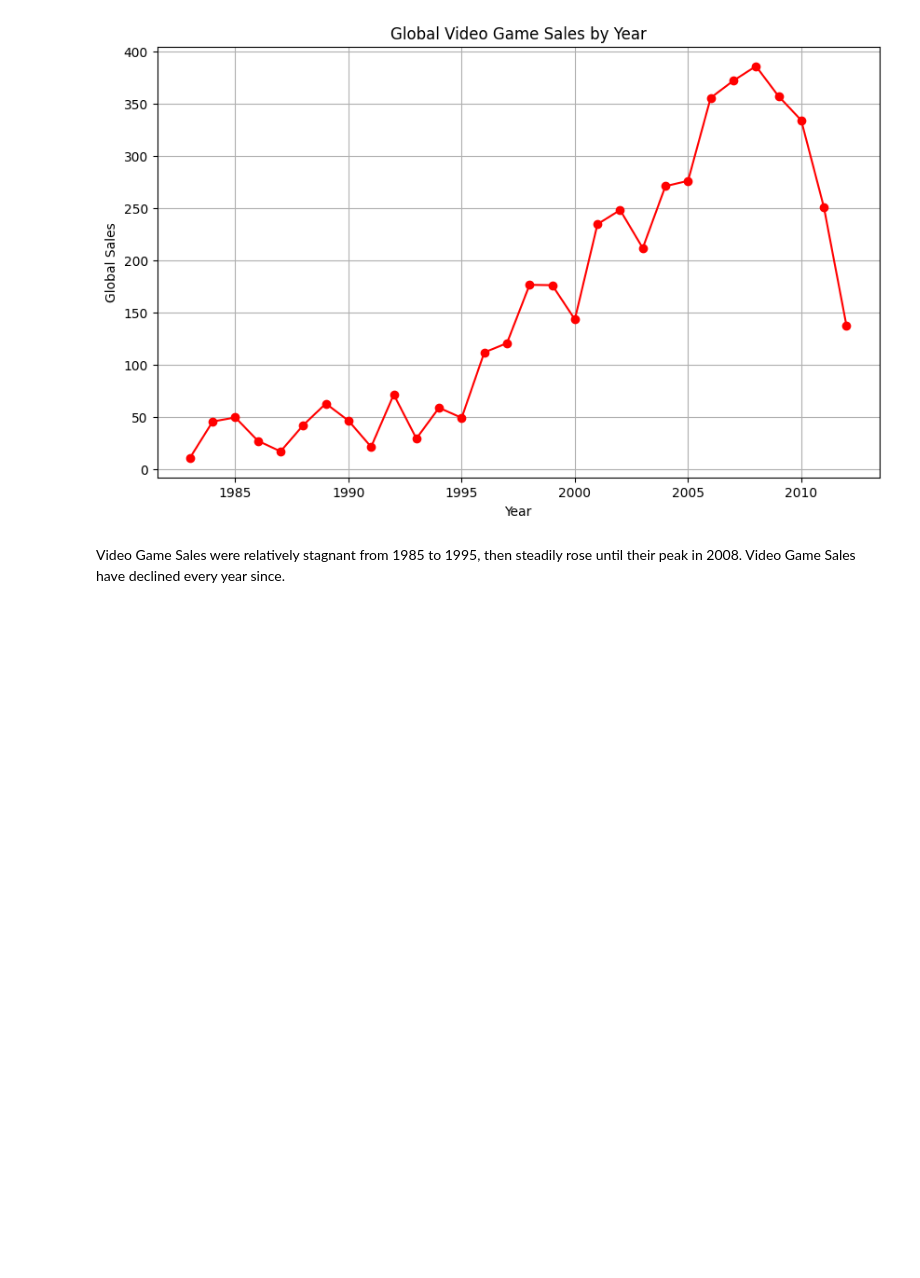
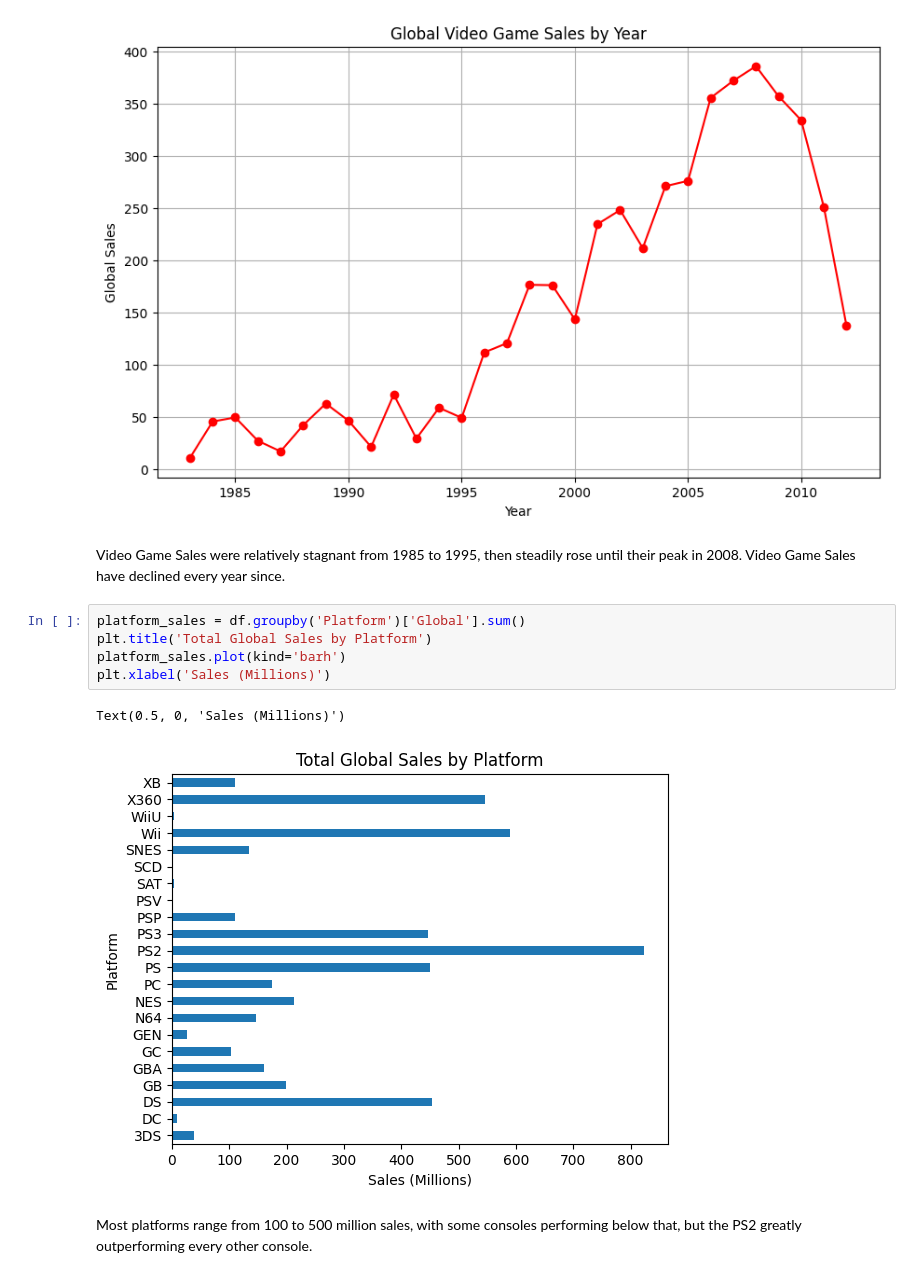
Before and after one commit to BraedenChubak/AP-Computer-Science-Principles, a Jupyter notebook: Notebooks/prog6280c.ipynb, the cells around one changed output. Saved outputs shown, nothing was run; the diff lists cells and outputs as text; blank space fills up the shorter version.

```diff
--- a/Notebooks/prog6280c.ipynb
+++ b/Notebooks/prog6280c.ipynb
@@ -89,3 +89,13 @@ plt.show()
 [figure]
 # %% [markdown]
 Video Game Sales were relatively stagnant from 1985 to 1995, then steadily rose until their peak in 2008.  Video Game Sales have declined every year since.
+# %%
+platform_sales = df.groupby('Platform')['Global'].sum()
+plt.title('Total Global Sales by Platform')
+platform_sales.plot(kind='barh')
+plt.xlabel('Sales (Millions)')
+# %% [output]
+Text(0.5, 0, 'Sales (Millions)')
+[figure, added]
+# %% [markdown]
+Most platforms range from 100 to 500 million sales, with some consoles performing below that, but the PS2 greatly outperforming every other console.
```
Also changed, not shown: parts of 1 cell of this notebook, 2 other files.
